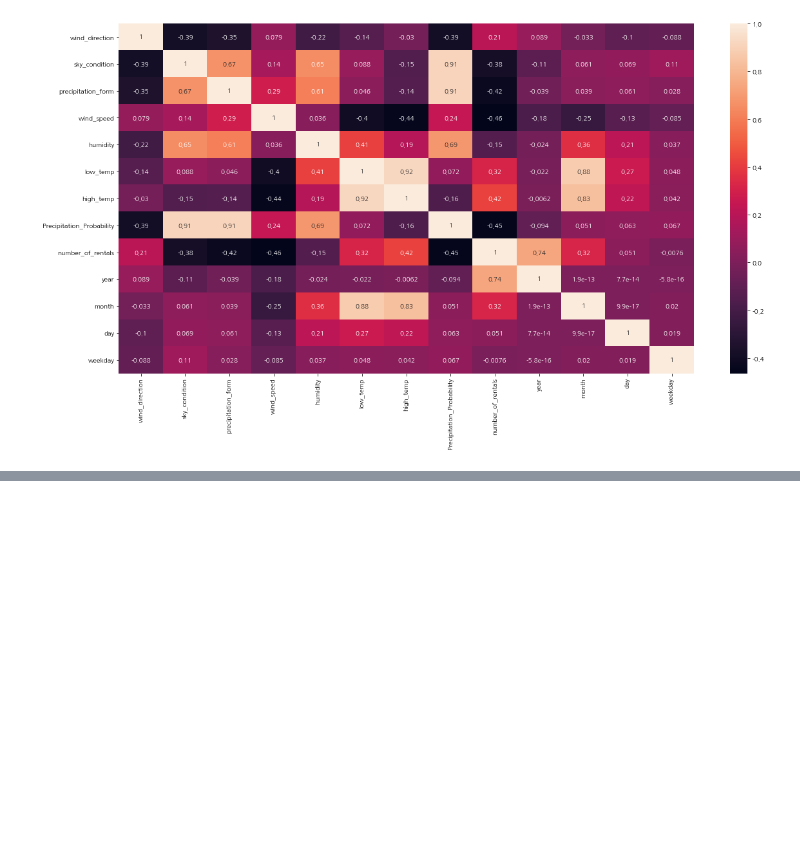
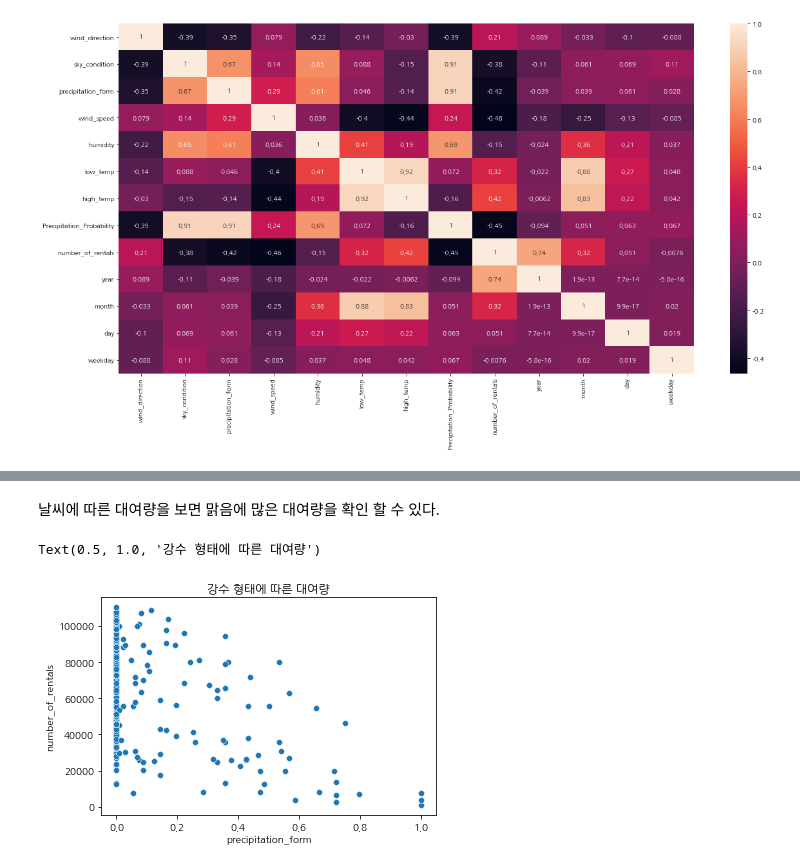
Before and after one commit to choiuikang/contest, a Jupyter notebook: dacon/Untitled.ipynb, the cells around one changed output, grey strips where cells are left out. Drawn from its saved outputs; the diff is of its cells as text; code cells hidden in the pictures; blank space fills up the shorter version.

```diff
--- a/dacon/Untitled.ipynb
+++ b/dacon/Untitled.ipynb
@@ -161,0 +177,8 @@ sns.regplot(x="precipitation_form", y="number_of_rentals", data=train, ax=ax3, s
+# %% [markdown]
+날씨에 따른 대여량을 보면 맑음에 많은 대여량을 확인 할 수 있다.
+# %%
+sns.scatterplot(data=train, x='precipitation_form', y='number_of_rentals',)
+plt.title("강수 형태에 따른 대여량")
+# %% [output]
+Text(0.5, 1.0, '강수 형태에 따른 대여량')
+[figure, added]
```
Also changed, not shown: parts of 24 cells of this notebook.
